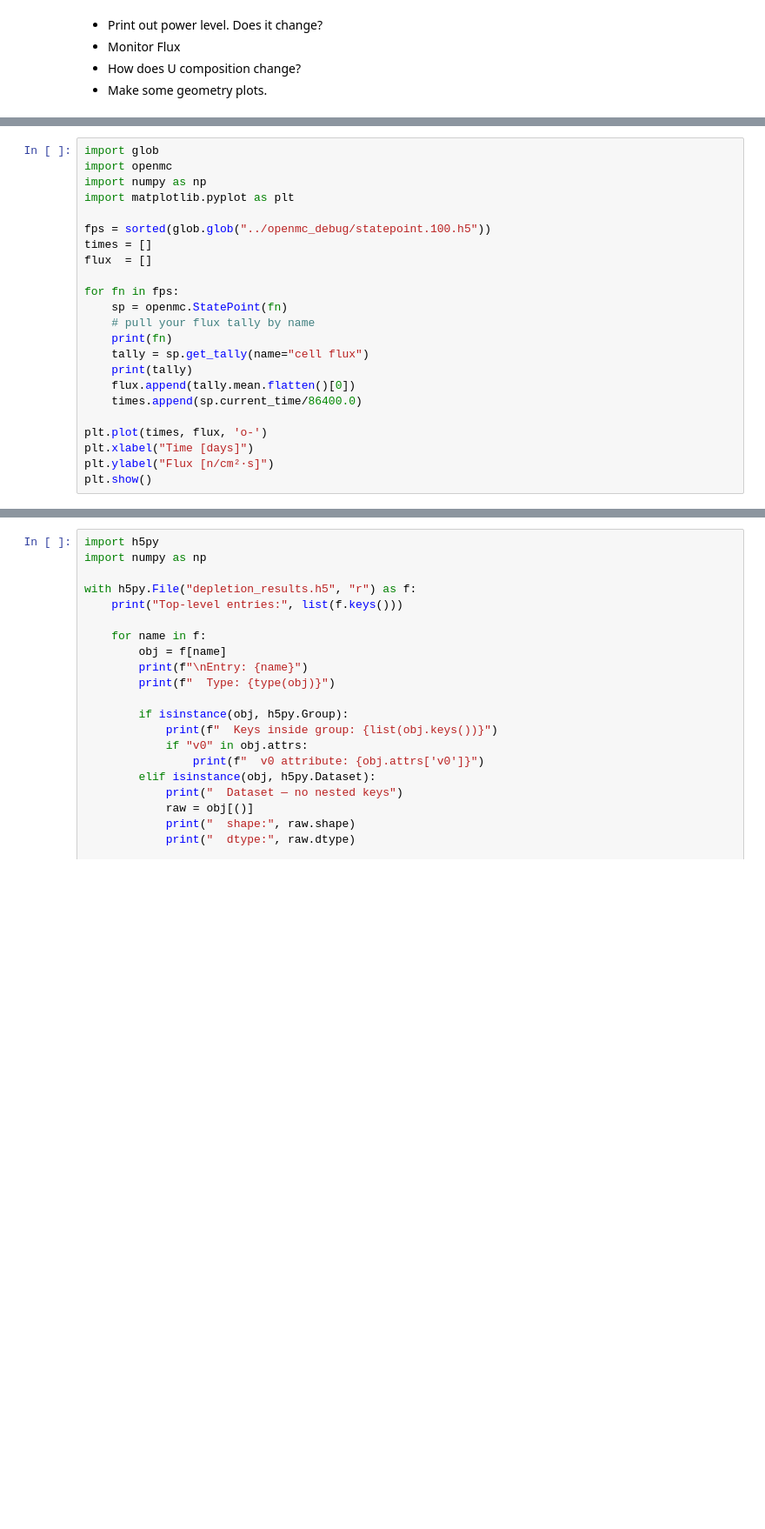
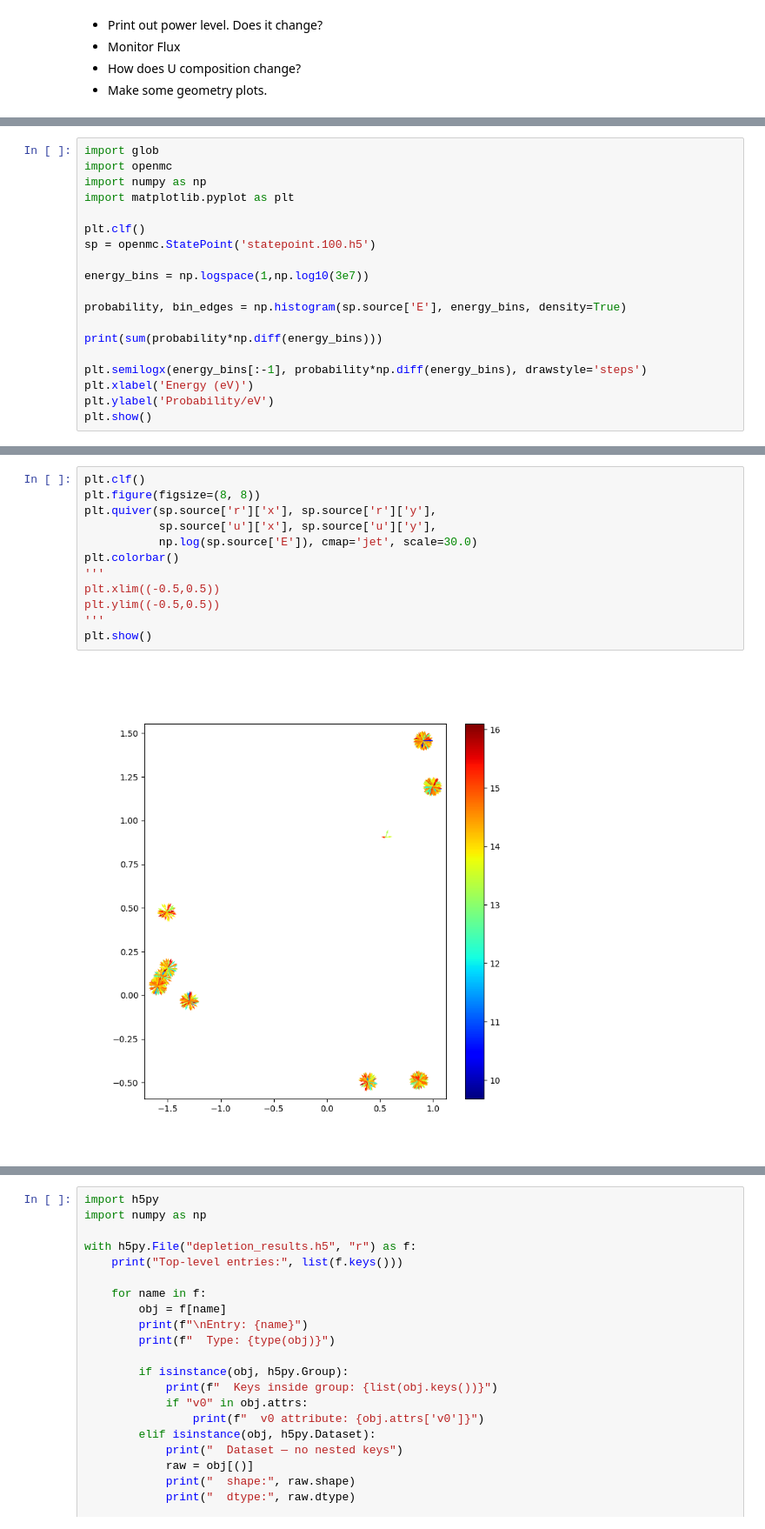
Before and after one commit to mrandrson/sulistuff, a Jupyter notebook: openmc_pebbles/analysis.ipynb, the cells around one changed output, grey strips where cells are left out. Shown at 87% size. Drawn from its saved outputs; the diff is of its cells as text; blank space fills up the shorter version.

```diff
--- a/openmc_pebbles/analysis.ipynb
+++ b/openmc_pebbles/analysis.ipynb
@@ -60,21 +51,17 @@ import openmc
 import numpy as np
 import matplotlib.pyplot as plt
 
-fps = sorted(glob.glob("../openmc_debug/statepoint.100.h5"))
-times = []
-flux  = []
+plt.clf()
+sp = openmc.StatePoint('statepoint.100.h5')
 
-for fn in fps:
-    sp = openmc.StatePoint(fn)
-    # pull your flux tally by name
-    print(fn)
-    tally = sp.get_tally(name="cell flux")
-    print(tally)
-    flux.append(tally.mean.flatten()[0])
-    times.append(sp.current_time/86400.0)
+energy_bins = np.logspace(1,np.log10(3e7))
 
-plt.plot(times, flux, 'o-')
-plt.xlabel("Time [days]")
-plt.ylabel("Flux [n/cm²·s]")
+probability, bin_edges = np.histogram(sp.source['E'], energy_bins, density=True)
+
+print(sum(probability*np.diff(energy_bins)))
+
+plt.semilogx(energy_bins[:-1], probability*np.diff(energy_bins), drawstyle='steps')
+plt.xlabel('Energy (eV)')
+plt.ylabel('Probability/eV')
 plt.show()
 # %% [output]
@@ -82,0 +99,14 @@ LookupError: Unable to get Tally
+# %%
+plt.clf()
+plt.figure(figsize=(8, 8))
+plt.quiver(sp.source['r']['x'], sp.source['r']['y'],
+           sp.source['u']['x'], sp.source['u']['y'],
+           np.log(sp.source['E']), cmap='jet', scale=30.0)
+plt.colorbar()
+'''
+plt.xlim((-0.5,0.5))
+plt.ylim((-0.5,0.5))
+'''
+plt.show()
+# %% [output]
+[figure, added]
```
Also changed, not shown: parts of 11 cells of this notebook, 36 other files.
